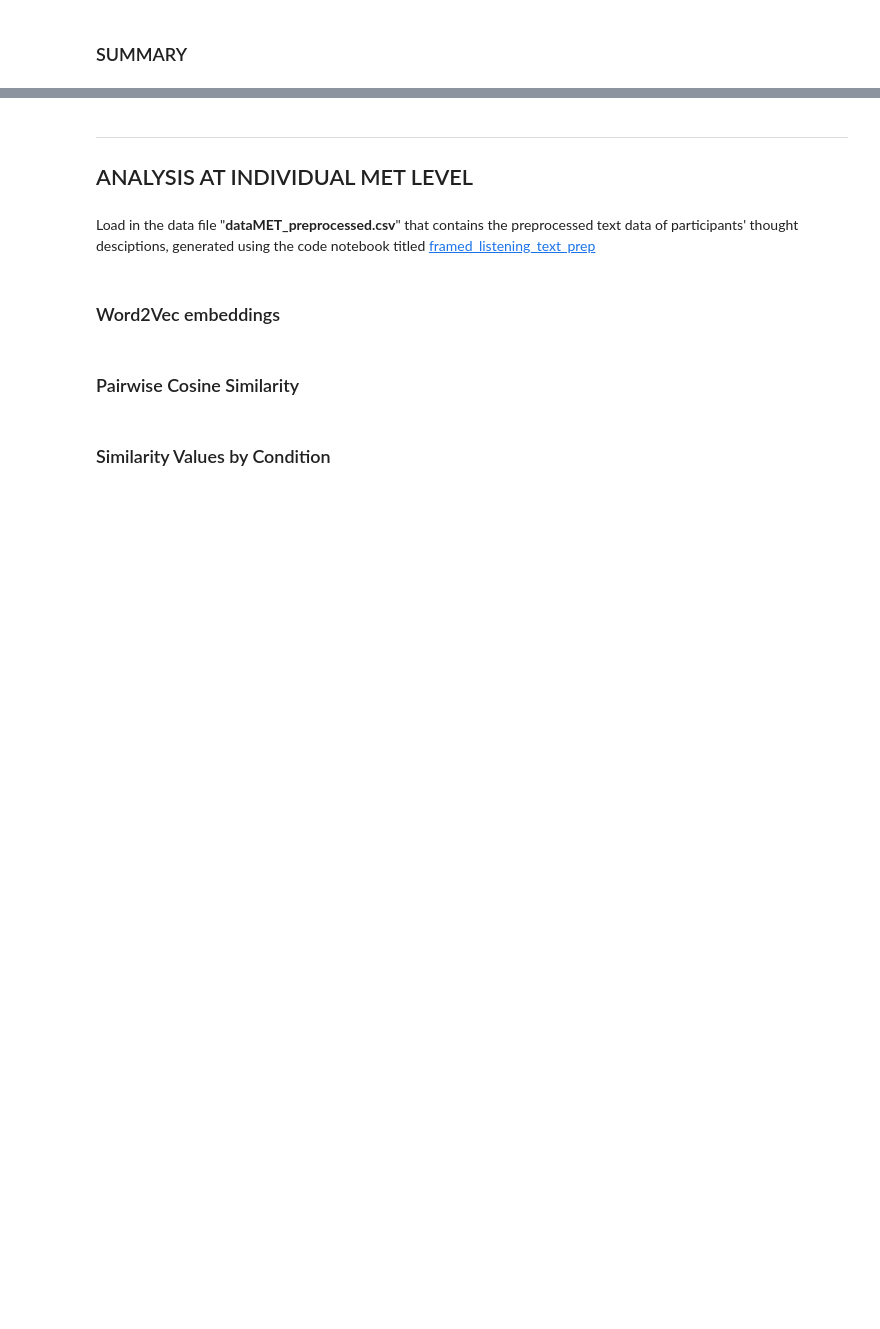
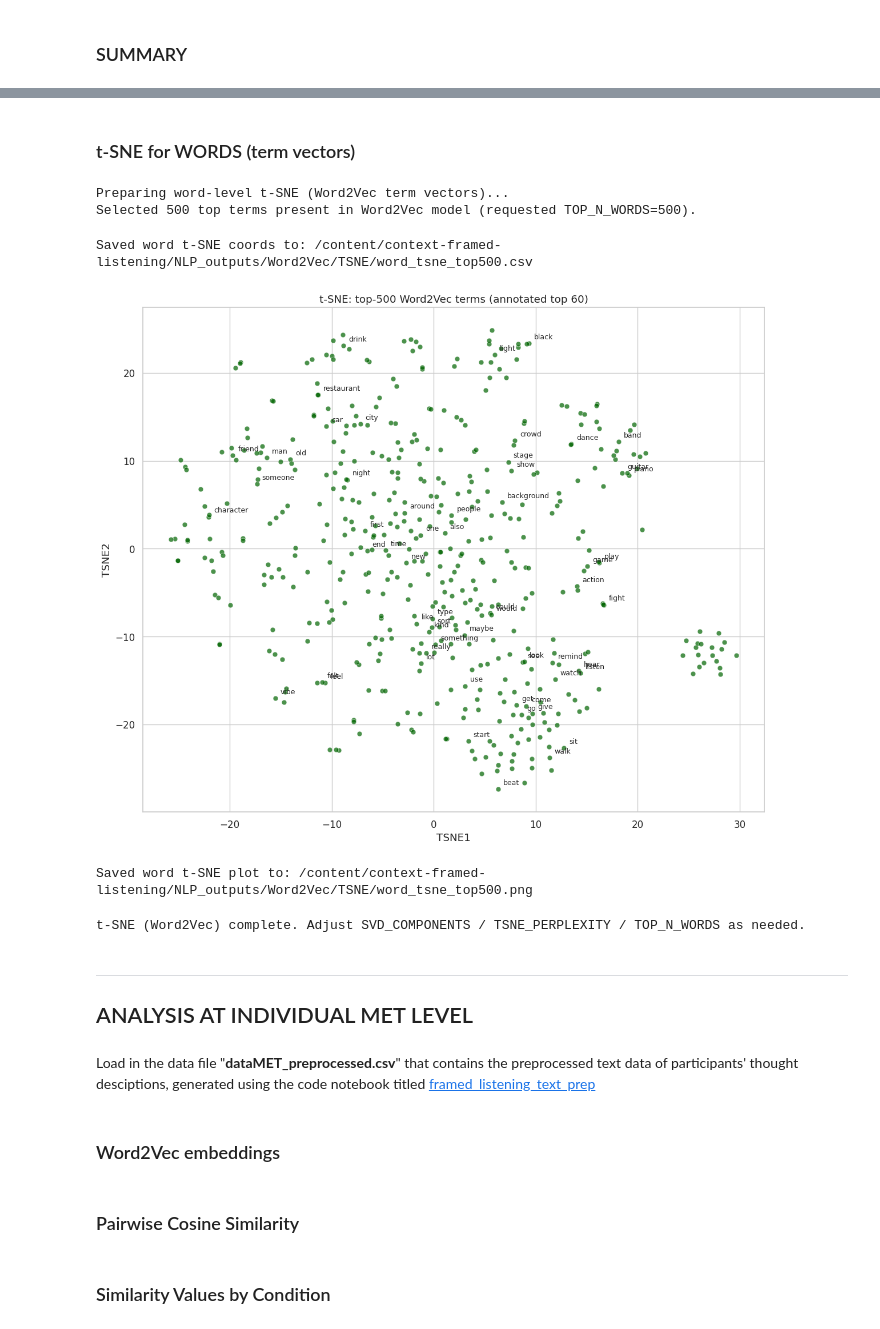
Before and after one commit to HazelvdW/context-framed-listening, a Jupyter notebook: framed_listening_Word2Vec.ipynb, the cells around one changed output, grey strips where cells are left out. Saved outputs shown, nothing was run; the diff lists cells and outputs as text; code cells hidden in the pictures; blank space fills up the shorter version.

```diff
--- a/framed_listening_Word2Vec.ipynb
+++ b/framed_listening_Word2Vec.ipynb
@@ -2438,3 +2364,70 @@ GitHub: https://github.com/HazelvdW/context-framed-listening
+# %% [markdown]
+### t-SNE for WORDS (term vectors)
+# %%
+# ---------- OPTIONAL: t-SNE for WORDS (using Word2Vec vectors) ----------
+if DO_WORD_TSNE and model is not None:
+    print("Preparing word-level t-SNE (Word2Vec term vectors)...")
+
+    # Tokenize all METdoc text and count frequencies
+    all_text = METdocs[text_column].astype(str).str.cat(sep=' ')
+    tokens = nltk.word_tokenize(all_text.lower())
+    freq = Counter(tokens)
+
+    # Filter tokens: alphabetic (optional), not pure punctuation, and present in model vocab
+    filtered_terms = [w for w, _ in freq.most_common() if any(c.isalpha() for c in w)]
+    # Keep only terms in model
+    in_model_terms = [w for w in filtered_terms if w in model.key_to_index]
+    top_terms = in_model_terms[:TOP_N_WORDS]
+    print(f"Selected {len(top_terms)} top terms present in Word2Vec model (requested TOP_N_WORDS={TOP_N_WORDS}).")
+
+    if len(top_terms) == 0:
+        print("No top terms found in model vocabulary; skipping word-level t-SNE.")
+    else:
+        # Build matrix of word vectors (rows = terms)
+        W = np.vstack([model[word] for word in top_terms])
+
+        # Pre-reduce dimensionality if appropriate
+        svd_w_components = min(30, W.shape[1] - 1) if W.shape[1] > 1 else 1
+        if svd_w_components <= 0:
+            svd_w_components = 1
+        svd_w = TruncatedSVD(n_components=svd_w_components, random_state=TSNE_RANDOM_STATE)
+        W_reduced = svd_w.fit_transform(W)
+
+        # t-SNE on words
+        tsne_w = TSNE(n_components=2, perplexity=30, n_iter=TSNE_N_ITER,
+                      random_state=TSNE_RANDOM_STATE, init='pca', learning_rate='auto')
+        W_emb = tsne_w.fit_transform(W_reduced)
+
+        words_df = pd.DataFrame(W_emb, columns=['TSNE1', 'TSNE2'])
+        words_df['term'] = top_terms
+        words_csv = os.path.join(SAVE_DIR, f'word_tsne_top{len(top_terms)}.csv')
+        words_df.to_csv(words_csv, index=False)
+        print(f"Saved word t-SNE coords to: {words_csv}")
+
+        # Plot words, annotate a subset (to reduce overlap)
+        plt.figure(figsize=(12, 10))
+        sns.scatterplot(data=words_df, x='TSNE1', y='TSNE2', s=40, color='darkgreen', alpha=0.7)
+        # Annotate top K highest-frequency words (to avoid overcrowding)
+        annotate_terms = [w for w, _ in freq.most_common() if w in top_terms][:ANNOTATE_K]
+        for _, row in words_df[words_df['term'].isin(annotate_terms)].iterrows():
+            plt.text(row['TSNE1'] + 0.5, row['TSNE2'] + 0.5, row['term'], fontsize=9)
+        plt.title(f't-SNE: top-{len(top_terms)} Word2Vec terms (annotated top {len(annotate_terms)})')
+        plt.tight_layout()
+        words_png = os.path.join(SAVE_DIR, f'word_tsne_top{len(top_terms)}.png')
+        plt.savefig(words_png, dpi=300, bbox_inches='tight')
+        plt.show()
+        print(f"Saved word t-SNE plot to: {words_png}")
+# %% [output]
+Preparing word-level t-SNE (Word2Vec term vectors)...
+Selected 500 top terms present in Word2Vec model (requested TOP_N_WORDS=500).
+Saved word t-SNE coords to: /content/context-framed-listening/NLP_outputs/Word2Vec/TSNE/word_tsne_top500.csv
+[figure, added]
+Saved word t-SNE plot to: /content/context-framed-listening/NLP_outputs/Word2Vec/TSNE/word_tsne_top500.png
+# %%
+# ---------- FINISHED ----------
+print("t-SNE (Word2Vec) complete. Adjust SVD_COMPONENTS / TSNE_PERPLEXITY / TOP_N_WORDS as needed.")
+# %% [output]
+t-SNE (Word2Vec) complete. Adjust SVD_COMPONENTS / TSNE_PERPLEXITY / TOP_N_WORDS as needed.
 # %% [markdown]
 ---
 ## ANALYSIS AT INDIVIDUAL MET LEVEL
```
Also changed, not shown: parts of 24 cells of this notebook.
